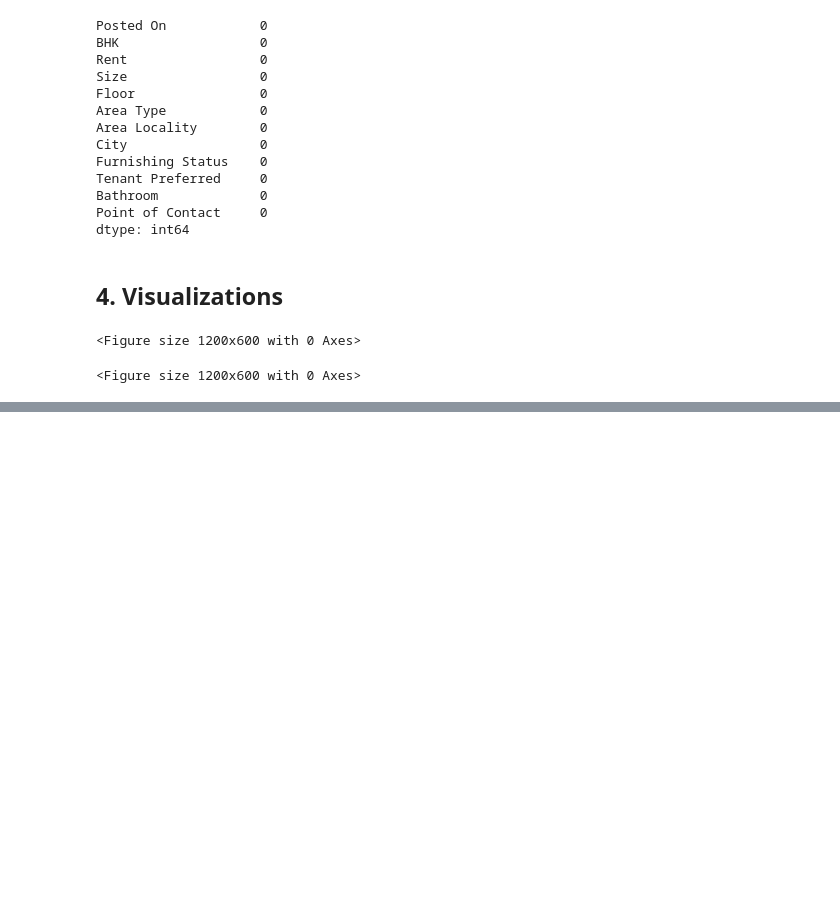
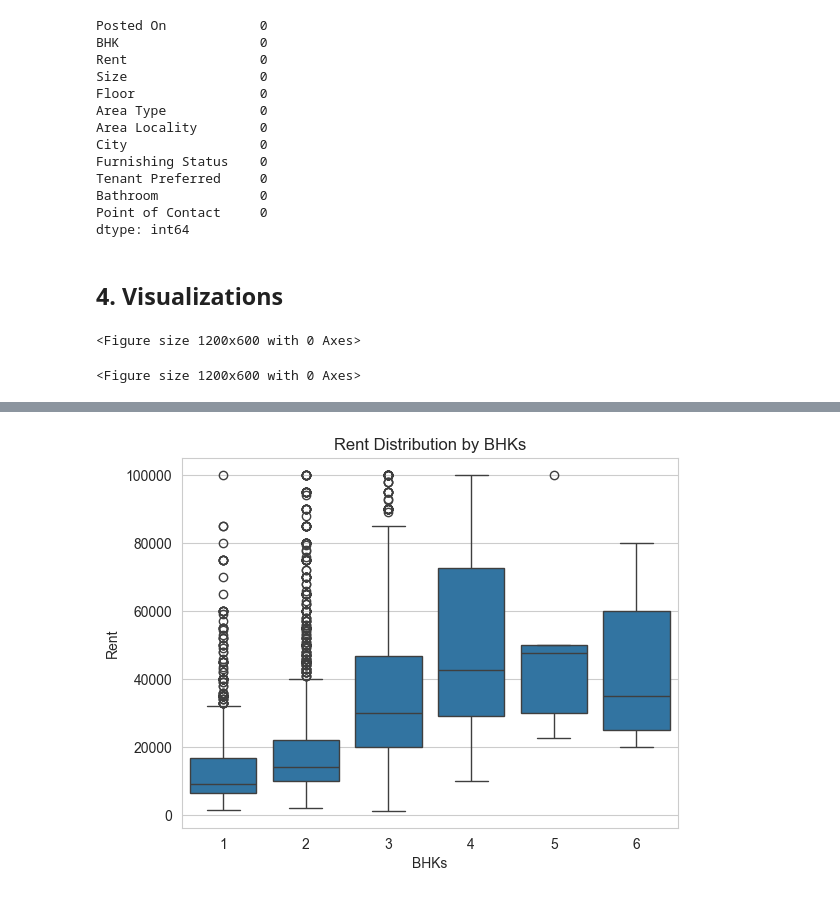
Before and after one commit to ys09123/smart-rent-advisor, a Jupyter notebook: notebooks/eda_modeling.ipynb, the cells around one changed output, grey strips where cells are left out. Drawn from its saved outputs; the diff is of its cells as text; code cells hidden in the pictures; blank space fills up the shorter version.

```diff
--- a/notebooks/eda_modeling.ipynb
+++ b/notebooks/eda_modeling.ipynb
@@ -153,0 +202,9 @@ dtype('int64')
+# %%
+# c. Rent vs. Number of BHK
+sns.boxplot(data=df_cleaned, x='BHK', y='Rent')
+plt.title('Rent Distribution by BHKs')
+plt.xlabel('BHKs')
+plt.ylabel('Rent')
+plt.savefig("../plots/rent_vs_bhk.png")
+# %% [output]
+[figure, added]
```
Also changed, not shown: parts of 12 cells of this notebook, 4 other files.
